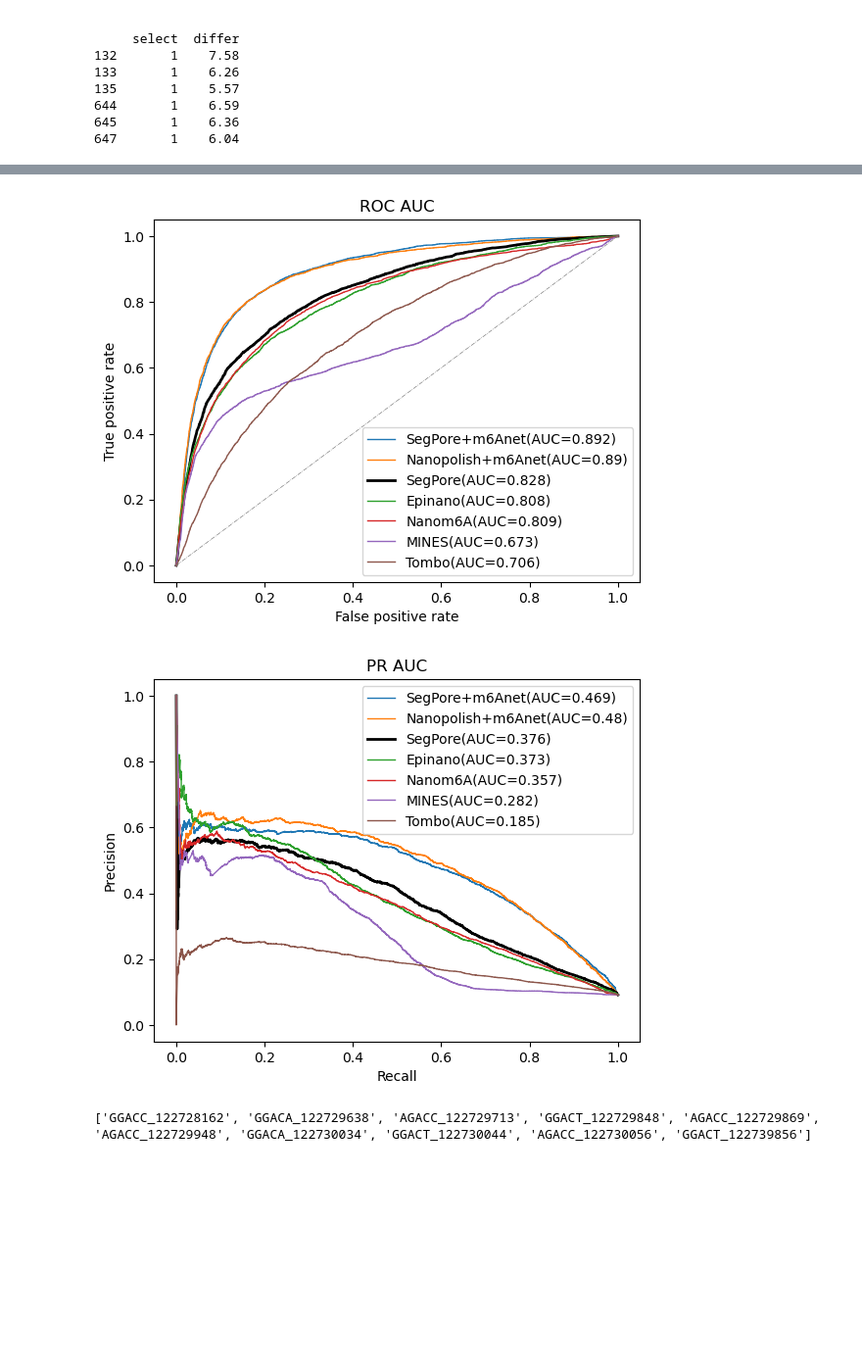
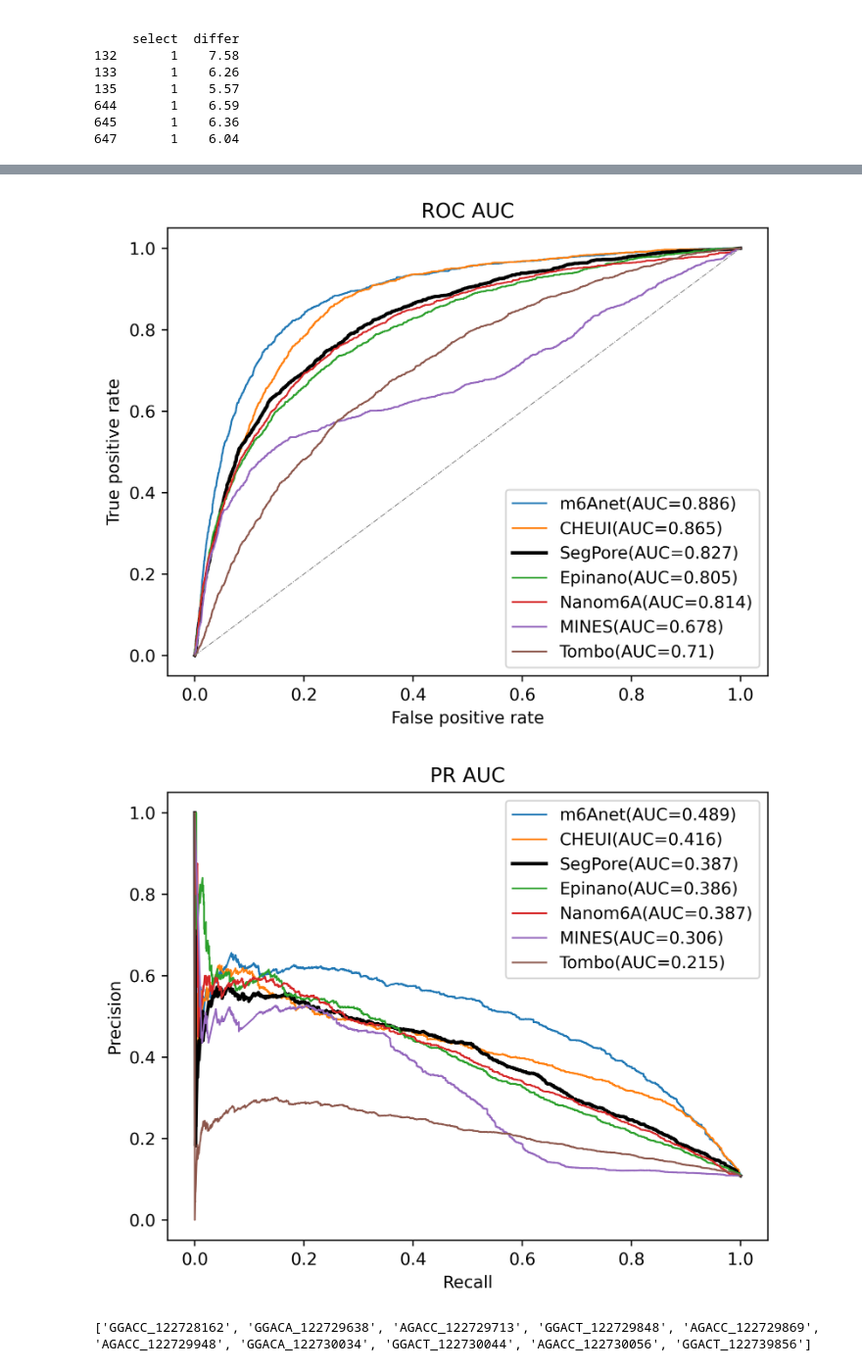
Before and after one commit to guangzhaocs/SegPore, a Jupyter notebook: m6A/SegPore_for_m6A_identification.ipynb, the cells around one changed output, grey strips where cells are left out. Shown at 98% size. Cells and saved outputs as stored; diff of their text form; code cells hidden in the pictures; blank space fills up the shorter version.

```diff
--- a/m6A/SegPore_for_m6A_identification.ipynb
+++ b/m6A/SegPore_for_m6A_identification.ipynb
@@ -106,12 +106,12 @@ def compute_pr_auc(y_true, y_pred):
     return pr_auc
 
 
-def plot_roc_auc(model_df, mode):
-    plt.figure()
+def plot_roc_auc(model_df, mode, title):
+    plt.figure(dpi=500)
     if mode == "all":
-        to_compare = ["SegPore+m6Anet", "Nanopolish+m6Anet", "Epinano", "Nanom6A", "MINES", "Tombo"]
+        to_compare = ["SegPore+m6Anet", "Nanopolish+m6Anet", "CHEUI",  "Epinano", "Nanom6A", "MINES", "Tombo"]
     else:
-        to_compare = ["SegPore+m6Anet", "Nanopolish+m6Anet", "SegPore", "Epinano", "Nanom6A", "MINES", "Tombo"]
+        to_compare = ["SegPore+m6Anet", "Nanopolish+m6Anet", "CHEUI",  "SegPore", "Epinano", "Nanom6A", "MINES", "Tombo"]
 
     model_df = model_df[to_compare + [gt]].dropna()
     for col in to_compare:
@@ -120,6 +120,11 @@ def plot_roc_auc(model_df, mode):
         roc_auc = round(auc(fpr, tpr), round_n)
         if col == 'SegPore':
             plt.plot(fpr, tpr, label=col + "(AUC=" + str(roc_auc) + ")", linewidth=2.0, color="black")
+        elif mode == "selected" and col == 'Nanopolish+m6Anet':
+            col = "m6Anet"
+            plt.plot(fpr, tpr, label=col + "(AUC=" + str(roc_auc) + ")", linewidth=1.0)
+        elif mode == "selected" and col == 'SegPore+m6Anet':
+            continue
         else:
             plt.plot(fpr, tpr, label=col + "(AUC=" + str(roc_auc) + ")", linewidth=1.0)
 
@@ -130,15 +135,16 @@ def plot_roc_auc(model_df, mode):
     x = np.linspace(0, 1)
     plt.plot(x, x, ls="-.", linewidth=0.5, color="gray")
     plt.title("ROC AUC")
-    plt.show()
+    #plt.show()
+    plt.savefig(title)
 
 
-def plot_pr_auc(model_df, mode):
-    plt.figure()
+def plot_pr_auc(model_df, mode, title):
+    plt.figure(dpi=500)
     if mode == "all":
-        to_compare = ["SegPore+m6Anet", "Nanopolish+m6Anet", "Epinano", "Nanom6A", "MINES", "Tombo"]
+        to_compare = ["SegPore+m6Anet", "Nanopolish+m6Anet", "CHEUI", "Epinano", "Nanom6A", "MINES", "Tombo"]
     else:
-        to_compare = ["SegPore+m6Anet", "Nanopolish+m6Anet", "SegPore", "Epinano", "Nanom6A", "MINES", "Tombo"]
+        to_compare = ["SegPore+m6Anet", "Nanopolish+m6Anet", "CHEUI",  "SegPore", "Epinano", "Nanom6A", "MINES", "Tombo"]
     model_df = model_df[to_compare + [gt]].dropna()
     for col in to_compare:
         y_true, y_pred = model_df[gt].values, model_df[col].values
@@ -146,6 +152,11 @@ def plot_pr_auc(model_df, mode):
         pr_auc = round(auc(recall, precision), round_n)
         if col == 'SegPore':
             plt.plot(recall, precision, label=col + "(AUC=" + str(pr_auc) + ")", linewidth=2.0, color="black")
+        elif mode == "selected" and col == 'Nanopolish+m6Anet':
+            col = "m6Anet"
+            plt.plot(recall, precision, label=col + "(AUC=" + str(pr_auc) + ")", linewidth=1.0)
+        elif mode == "selected" and col == 'SegPore+m6Anet':
+            continue
         else:
             plt.plot(recall, precision, label=col + "(AUC=" + str(pr_auc) + ")", linewidth=1.0)
 
@@ -154,5 +165,5 @@ def plot_pr_auc(model_df, mode):
     plt.legend()
     x = np.linspace(0, 1)
     plt.title("PR AUC")
-    plt.show()
+    plt.savefig(title)
 # %%
@@ -165,10 +176,10 @@ plot_pr_auc(all_model_df, "all")
 # %%
-selected_model_df = pd.read_csv("site_mod_rate_mES_WT_selected_motif.csv")
-plot_roc_auc(selected_model_df, "selected")
-plot_pr_auc(selected_model_df, "selected")
+selected_model_df = pd.read_csv("site_mod_rate_mES_WT_selected_motif_with_cheui.csv")
+plot_roc_auc(selected_model_df, "selected", "roc_select_v2.jpg")
+plot_pr_auc(selected_model_df, "selected", "pr_select_v2.jpg")
 # %% [output]
-[figure, old version]
+[figure, new version]
-[figure, old version]
+[figure, new version]
 # %%
 selected_gene_df = pd.read_csv("ENSMUSG00000003153.10.info.csv")
 gene_id = selected_gene_df.loc[0, "gene_id"]
```
Also changed, not shown: parts of 1 cell of this notebook.
